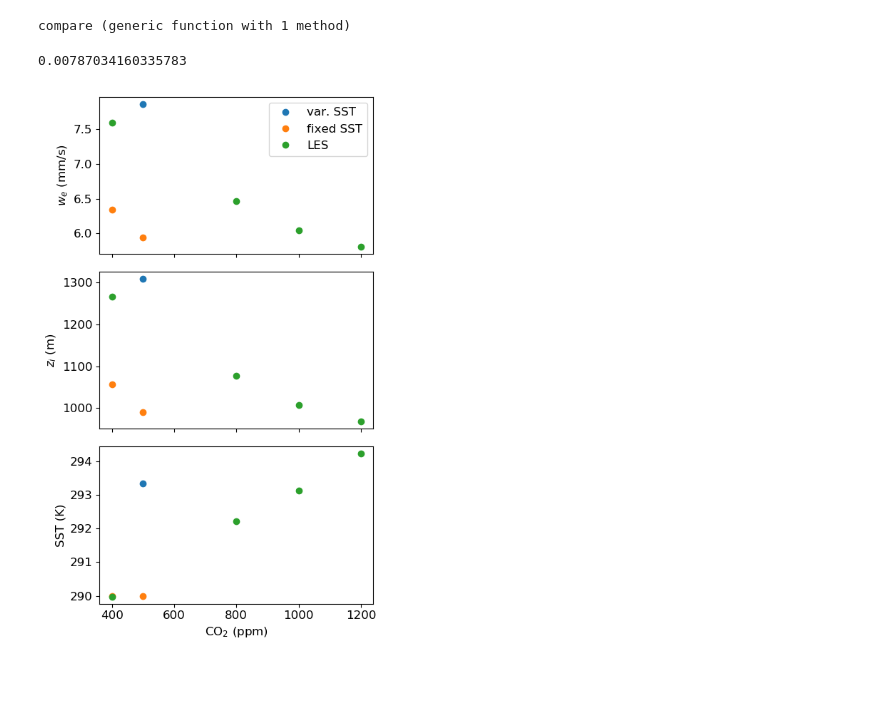
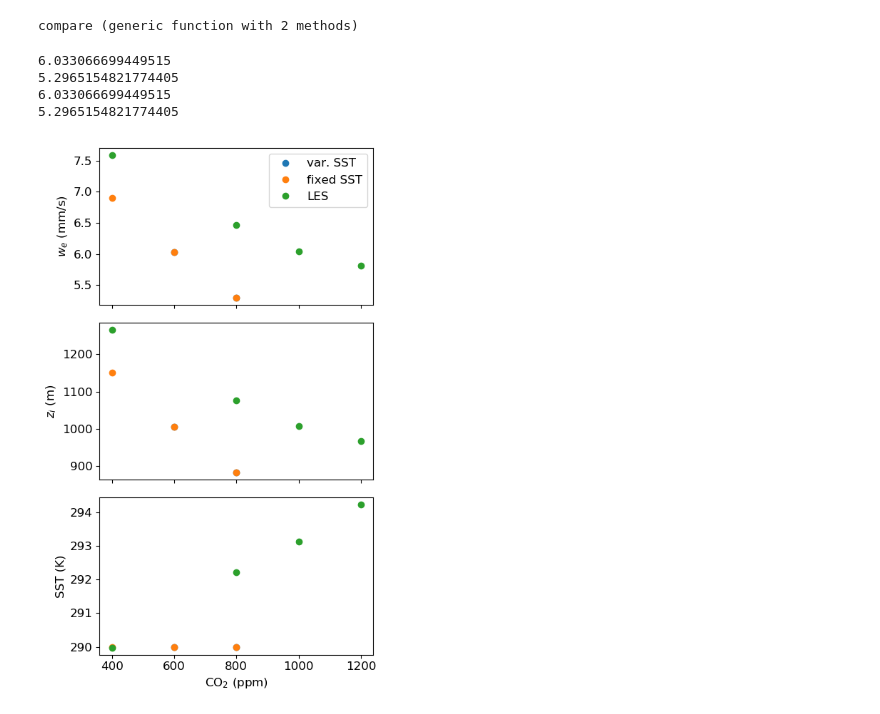
Before and after one commit to claresinger/MixedLayerModel.jl, a Jupyter notebook: plotting/co2_compare.ipynb, the cells around one changed output. Drawn from its saved outputs; the diff is of its cells as text; code cells hidden in the pictures; blank space fills up the shorter version.

```diff
--- a/plotting/co2_compare.ipynb
+++ b/plotting/co2_compare.ipynb
@@ -5,7 +5,7 @@ using PyPlot
 using LaTeXStrings
 using MixedLayerModel
 # %%
-function compare(var, out400, out, out_fixSST)
+function compare(var, out400, out, out_fixSST, exppath)
     rcParams = PyPlot.PyDict(PyPlot.matplotlib."rcParams");
     rcParams["font.size"] = 12;
     msize = 6.0;
@@ -107,25 +107,32 @@ function compare(var, out400, out, out_fixSST)
     ax2.set_ylabel(L"$z_i$ (m)"); ax3.set_ylabel("SST (K)");
     ax3.set_xlabel(L"CO$_2$ (ppm)");
     tight_layout();
-    ax1.legend([p1,p2,p3],["var. SST","fixed SST","LES"], fontsize=12);
+    ax1.legend([p1,p2,p3],["var SST","fixed SST","LES"], fontsize=12);
+    #ax1.legend([p2,p3],["fixed SST","LES"], fontsize=12);
 
-#     if var == "zb"
-#         savefig("./figures/zb_zi_sst_co2.png",dpi=400);
-#     elseif var == "lwp"
-#         savefig("./figures/lwp_zi_sst_co2.png",dpi=400);
-#     elseif var == "we"
-#         savefig("./figures/we_zi_sst_co2.png",dpi=400)
-#     end
+    if ~isdir("./figures/"*exppath)
+        mkdir("./figures/"*exppath)
+    end
+
+    if var == "zb"
+        savefig("./figures/"*exppath*"zb_zi_sst_co2.png",dpi=400);
+    elseif var == "lwp"
+        savefig("./figures/"*exppath*"lwp_zi_sst_co2.png",dpi=400);
+    elseif var == "we"
+        savefig("./figures/"*exppath*"we_zi_sst_co2.png",dpi=400)
+    end
     show();
 end
 # %% [output]
-compare (generic function with 1 method)
+compare (generic function with 2 methods)
 # %%
-#path = "../experiments/output/new_CO2_forcing_bflux/";
-path = "../experiments/output/";
+path0 = "../experiments/output/";
+exppath = "Sally1.1/";
+path = path0*exppath
 out400 = load(path*"co2_400.jld2");
 
-co2_vals = [500];
+#co2_vals = [500,600,700,800];
+co2_vals = [600,800];
 exps = path*"co2_upstep_".*string.(co2_vals).*".jld2";
 exps_fixSST = path*"co2_upstep_fixSST_".*string.(co2_vals).*".jld2";
 
@@ -133,13 +140,20 @@ out = load.(exps);
 out_fixSST = load.(exps_fixSST);
 
 for o in out
-    println(o["we"])
+    println(o["we"]*1e3)
 end
+
+for o in out_fixSST
+    println(o["we"]*1e3)
+end
 # %% [output]
-0.00787034160335783
+6.033066699449515
+5.2965154821774405
+6.033066699449515
+5.2965154821774405
 # %%
-# compare("zb", out400, out, out_fixSST)
-# compare("lwp", out400, out, out_fixSST)
-compare("we", out400, out, out_fixSST)
+#compare("zb", out400, out, out_fixSST)
+#compare("lwp", out400, out, out_fixSST)
+compare("we", out400, out, out_fixSST, exppath)
 # %% [output]
-[figure, old version]
+[figure, new version]
```
Also changed, not shown: 1 other file.
